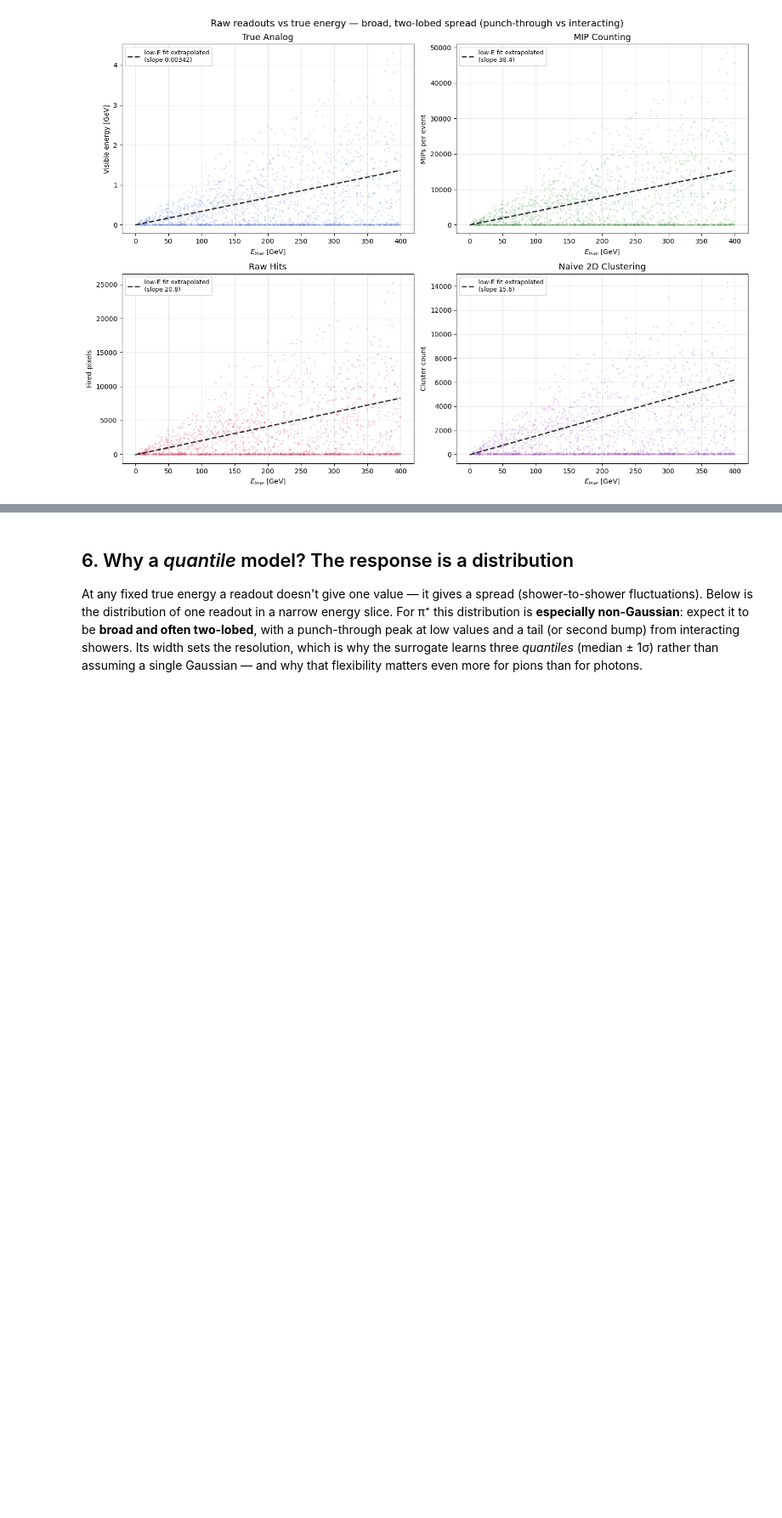
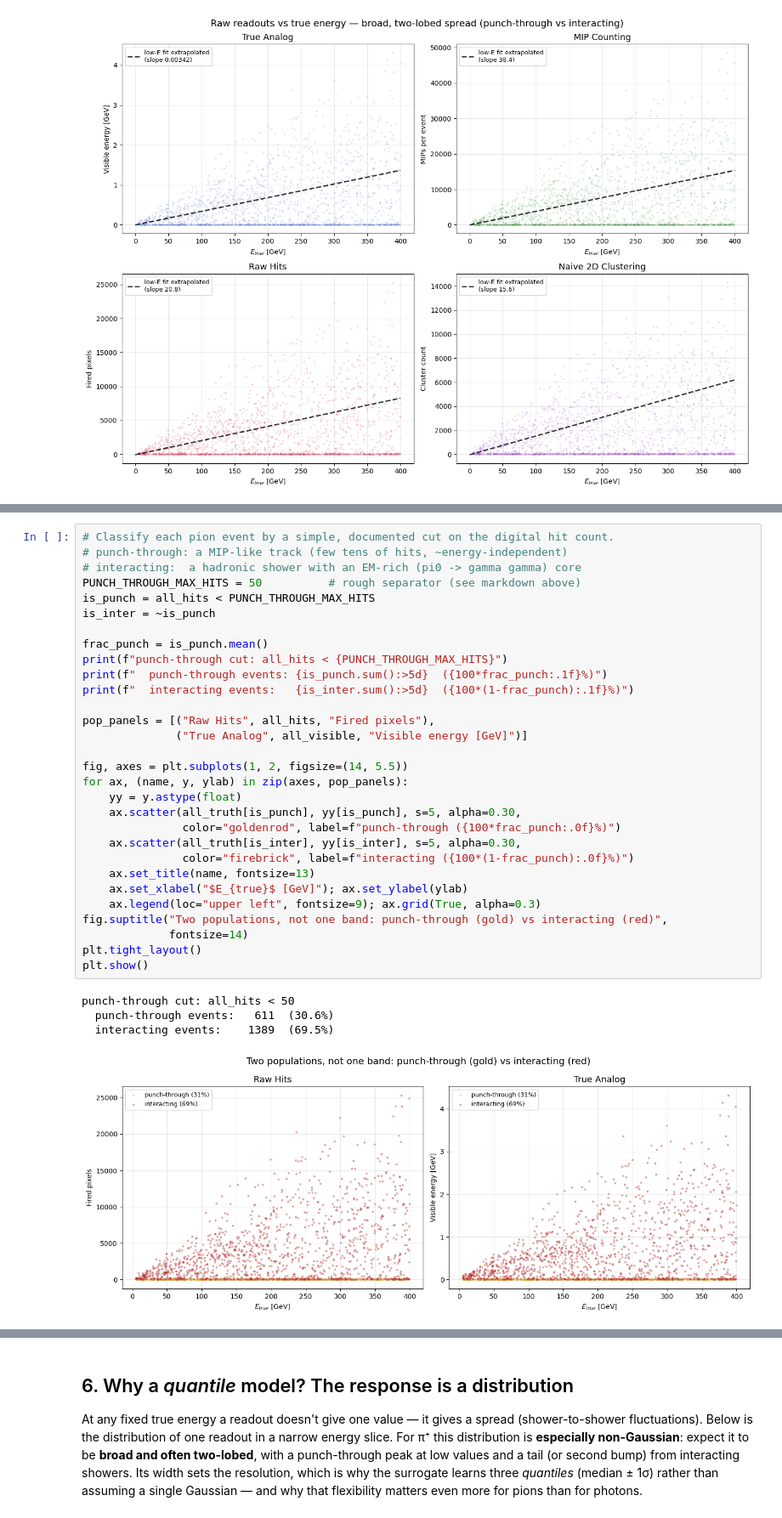
Before and after one commit to murtaza-safdari/CALOMAPS, a Jupyter notebook: notebooks/02b_data_extraction_pions.ipynb, the cells around one changed output, grey strips where cells are left out. Shown at 85% size. Cells and saved outputs as stored; diff of their text form; blank space fills up the shorter version.

```diff
--- a/notebooks/02b_data_extraction_pions.ipynb
+++ b/notebooks/02b_data_extraction_pions.ipynb
@@ -332,0 +358,35 @@ plt.show()
+# %%
+# Classify each pion event by a simple, documented cut on the digital hit count.
+# punch-through: a MIP-like track (few tens of hits, ~energy-independent)
+# interacting:  a hadronic shower with an EM-rich (pi0 -> gamma gamma) core
+PUNCH_THROUGH_MAX_HITS = 50          # rough separator (see markdown above)
+is_punch = all_hits < PUNCH_THROUGH_MAX_HITS
+is_inter = ~is_punch
+
+frac_punch = is_punch.mean()
+print(f"punch-through cut: all_hits < {PUNCH_THROUGH_MAX_HITS}")
+print(f"  punch-through events: {is_punch.sum():>5d}  ({100*frac_punch:.1f}%)")
+print(f"  interacting events:   {is_inter.sum():>5d}  ({100*(1-frac_punch):.1f}%)")
+
+pop_panels = [("Raw Hits", all_hits, "Fired pixels"),
+              ("True Analog", all_visible, "Visible energy [GeV]")]
+
+fig, axes = plt.subplots(1, 2, figsize=(14, 5.5))
+for ax, (name, y, ylab) in zip(axes, pop_panels):
+    yy = y.astype(float)
+    ax.scatter(all_truth[is_punch], yy[is_punch], s=5, alpha=0.30,
+               color="goldenrod", label=f"punch-through ({100*frac_punch:.0f}%)")
+    ax.scatter(all_truth[is_inter], yy[is_inter], s=5, alpha=0.30,
+               color="firebrick", label=f"interacting ({100*(1-frac_punch):.0f}%)")
+    ax.set_title(name, fontsize=13)
+    ax.set_xlabel("$E_{true}$ [GeV]"); ax.set_ylabel(ylab)
+    ax.legend(loc="upper left", fontsize=9); ax.grid(True, alpha=0.3)
+fig.suptitle("Two populations, not one band: punch-through (gold) vs interacting (red)",
+             fontsize=14)
+plt.tight_layout()
+plt.show()
+# %% [output]
+punch-through cut: all_hits < 50
+  punch-through events:   611  (30.6%)
+  interacting events:    1389  (69.5%)
+[figure, added]
```
Also changed, not shown: parts of 5 cells of this notebook, 1 other file.
